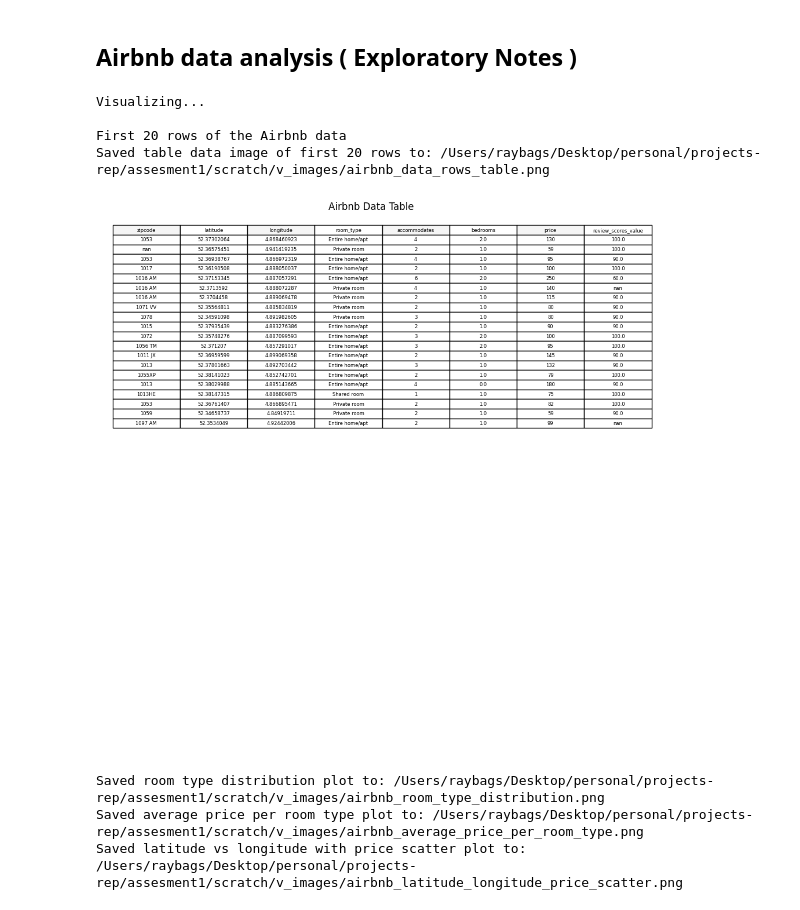
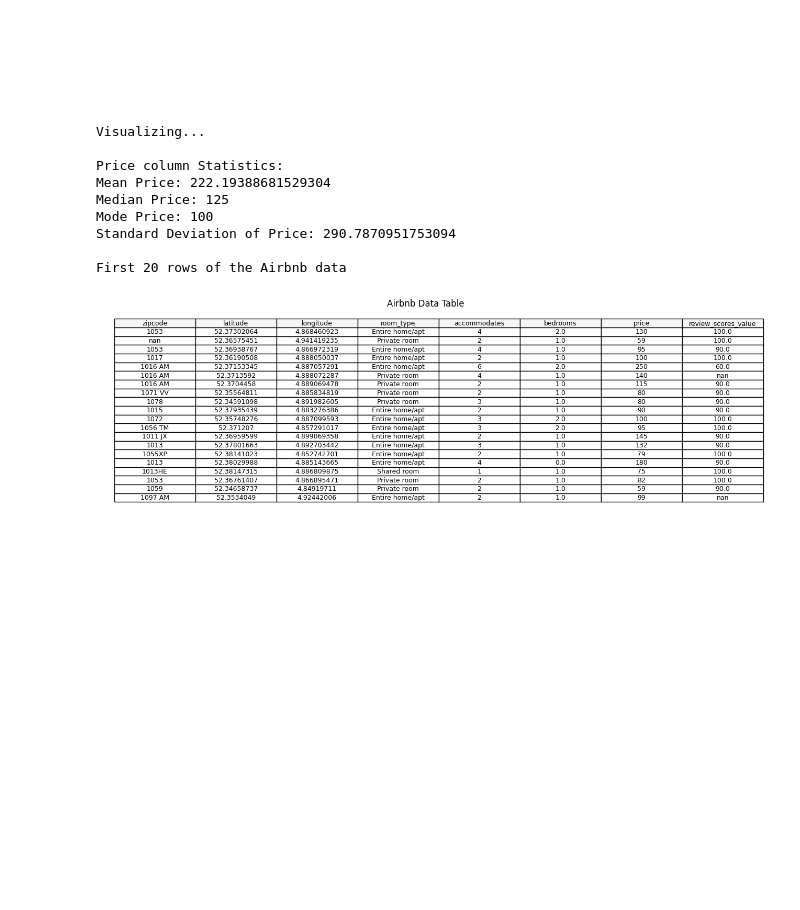
Before and after one commit to raybags-dev/prop-business-airbnb_rentals, a Jupyter notebook: scratch/analysis_airbnb.ipynb, the cells around one changed output. Drawn from its saved outputs; the diff is of its cells as text; code cells hidden in the pictures; blank space fills up the shorter version.

```diff
--- a/scratch/analysis_airbnb.ipynb
+++ b/scratch/analysis_airbnb.ipynb
@@ -1,16 +1,19 @@
 # %% [markdown]
-## Airbnb data analysis ( Exploratory Notes )
+<h1 style="text-align:center;font-weight:bold;color: #FFFFFF;background: #FFFFFF;
+text-shadow: 1px 3px 0 #969696, 1px 13px 5px #aba8a8;background:linear-gradient(to bottom, rgba(40, 40, 40, 0.05), rgba(40, 40, 40, 0.1));box-shadow: 0px 4px 8px rgba(0, 0, 0, 0.1);padding:10px;">Airbnb data analysis (Exploratory)</h1>
 # %%
 import pandas as pd
 import matplotlib.pyplot as plt
 from pathlib import Path
+import statistics
+
 
 def visualize_airbnb_data(showVisuals: bool = False) -> None:
     """
     Visualizes data from airbnb.csv file and optionally displays plots in the UI.
 
     Arguments:
-    - showVisuals (bool): Flag controles visualization display. Default is False.
+    - showVisuals (bool): Flag controls visualization display. Default is False.
     """
 
     print("Visualizing...")
@@ -39,27 +42,68 @@ def visualize_airbnb_data(showVisuals: bool = False) -> None:
         # Remove rows where 'price' is NaN after cleaning
         df = df.dropna(subset=['price'])
 
+        # Basic statistics for 'price'
+        price_mean = statistics.mean(df['price'])
+        price_median = statistics.median(df['price'])
+        price_mode = statistics.mode(df['price'])
+        price_std = statistics.stdev(df['price'])
+
+        # Displaying statistics with visualizations
+        print("\nPrice column Statistics: ")
+        print(f"Mean Price: {price_mean}")
+        print(f"Median Price: {price_median}")
+        print(f"Mode Price: {price_mode}")
+        print(f"Standard Deviation of Price: {price_std}")
+
+        # Visualizing statistics
+        plt.figure(figsize=(14, 6))
+
+        # Mean Price
+        plt.subplot(1, 4, 1)
+        plt.bar('Mean', price_mean, color='blue')
+        plt.title('Mean Price')
+        plt.ylabel('Price')
+
+        # Median Price
+        plt.subplot(1, 4, 2)
+        plt.bar('Median', price_median, color='green')
+        plt.title('Median Price')
+
+        # Mode Price
+        plt.subplot(1, 4, 3)
+        plt.bar('Mode', price_mode, color='red')
+        plt.title('Mode Price')
+
+        # Standard Deviation
+        plt.subplot(1, 4, 4)
+        plt.bar('Std Dev', price_std, color='purple')
+        plt.title('Standard Deviation of Price')
+
+        plt.tight_layout()
+        plt.savefig(images_dir / 'airbnb_price_statistics.png', bbox_inches='tight')
+
+        if showVisuals:
+            plt.show()
+        else:
+            plt.close()
+
         #=============== TABLE ==============
         #=====================================
         print("\nFirst 20 rows of the Airbnb data")
 
         # Creating a table
-        plt.figure(figsize=(12, 12))  # Adjusting height to 12
+        plt.figure(figsize=(16, 10))  # Adjusting height to 10 and width to 16
         plt.axis('off')  # Hide the axis
-
-        # Create striped colors for the table
-        colors = [['#f5f5f5', '#ffffff'][i % 2] for i in range(len(df.columns))]
 
         table = plt.table(cellText=df.head(20).values,
                           colLabels=df.columns,
                           cellLoc='center',
                           loc='upper left',
-                          colColours=colors,
-                          fontsize=14)  # Increase font size
+                          colColours=['#f5f5f5'] * len(df.columns),
+                          fontsize=14)
 
         plt.title('Airbnb Data Table')
         plt.savefig(images_dir / 'airbnb_data_rows_table.png', bbox_inches='tight')
-        print(f"Saved table data image of first 20 rows to: {images_dir / 'airbnb_data_rows_table.png'}")
 
         plt.show()
         plt.close()
@@ -73,7 +117,6 @@ def visualize_airbnb_data(showVisuals: bool = False) -> None:
         plt.ylabel('')
         plt.legend(title="Room Type", loc="upper left", bbox_to_anchor=(1, 0.5), labels=df['room_type'].value_counts().index.tolist())
         plt.savefig(images_dir / 'airbnb_room_type_distribution.png', bbox_inches='tight')
-        print(f"Saved room type distribution plot to: {images_dir / 'airbnb_room_type_distribution.png'}")
 
         if showVisuals:
             plt.show()
@@ -90,40 +133,40 @@ def visualize_airbnb_data(showVisuals: bool = False) -> None:
         plt.xlabel('Room Type')
         plt.legend(title="Room Type", loc="upper right")
         plt.savefig(images_dir / 'airbnb_average_price_per_room_type.png')
-        print(f"Saved average price per room type plot to: {images_dir / 'airbnb_average_price_per_room_type.png'}")
 
         if showVisuals:
             plt.show()
         else:
             plt.close()
 
         # Scatter plot for latitude vs longitude
         plt.figure(figsize=(10, 6))
         scatter = plt.scatter(df['longitude'], df['latitude'], c=df['price'], cmap='coolwarm', alpha=0.7)
         plt.colorbar(label='Price')
         plt.title('Latitude vs Longitude with Price')
         plt.xlabel('Longitude')
         plt.ylabel('Latitude')
         plt.legend(*scatter.legend_elements(), title="Price", loc="upper right")
         plt.savefig(images_dir / 'airbnb_latitude_longitude_price_scatter.png')
-        print(f"Saved latitude vs longitude with price scatter plot to: {images_dir / 'airbnb_latitude_longitude_price_scatter.png'}")
 
         if showVisuals:
             plt.show()
         else:
             plt.close()
 
     except Exception as e:
         print(f"An error occurred: {e}")
 
 visualize_airbnb_data(showVisuals=False)
 # %% [output]
 Visualizing...
 
+Price column Statistics:
+Mean Price: 222.19388681529304
+Median Price: 125
+Mode Price: 100
+Standard Deviation of Price: 290.7870951753094
+
 First 20 rows of the Airbnb data
-Saved table data image of first 20 rows to: /Users/raybags/Desktop/personal/projects-rep/assesment1/scratch/v_images/airbnb_data_rows_table.png
-[figure, old version]
+[figure, new version]
-Saved room type distribution plot to: /Users/raybags/Desktop/personal/projects-rep/assesment1/scratch/v_images/airbnb_room_type_distribution.png
-Saved average price per room type plot to: /Users/raybags/Desktop/personal/projects-rep/assesment1/scratch/v_images/airbnb_average_price_per_room_type.png
-Saved latitude vs longitude with price scatter plot to: /Users/raybags/Desktop/personal/projects-rep/assesment1/scratch/v_images/airbnb_latitude_longitude_price_scatter.png
 # %% [markdown]
```
Also changed, not shown: parts of 2 cells of this notebook, 14 other files.
